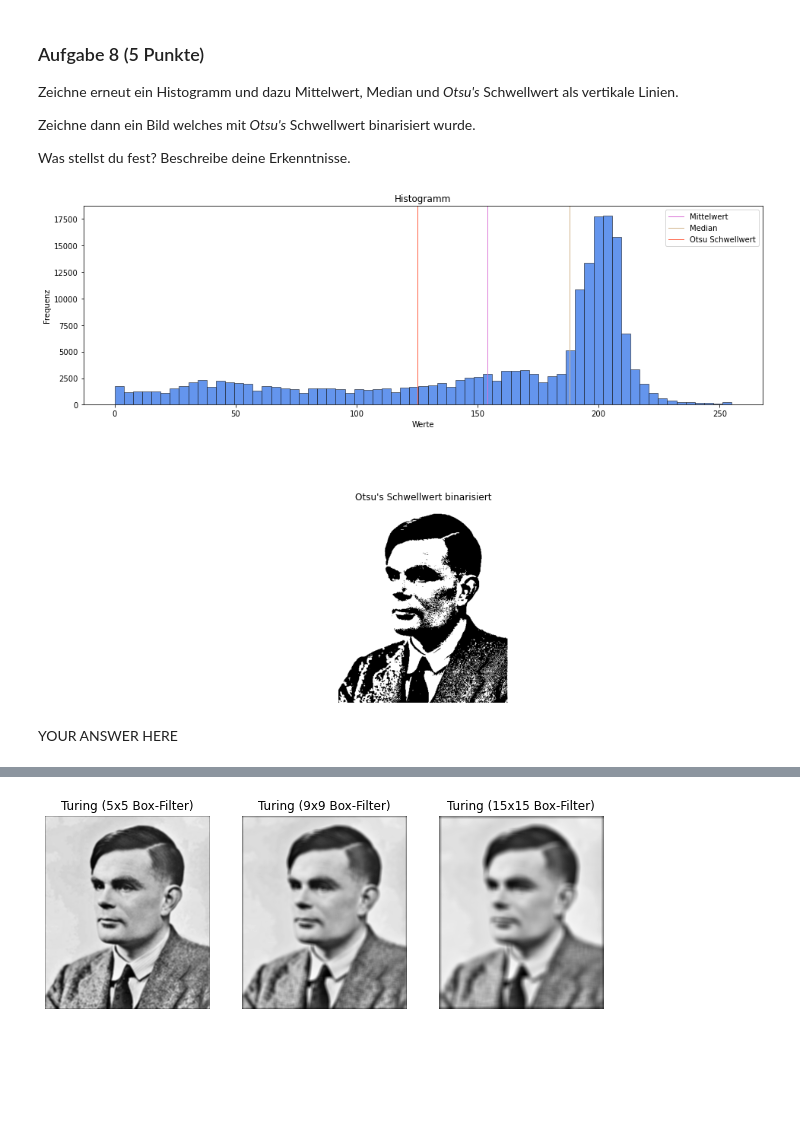
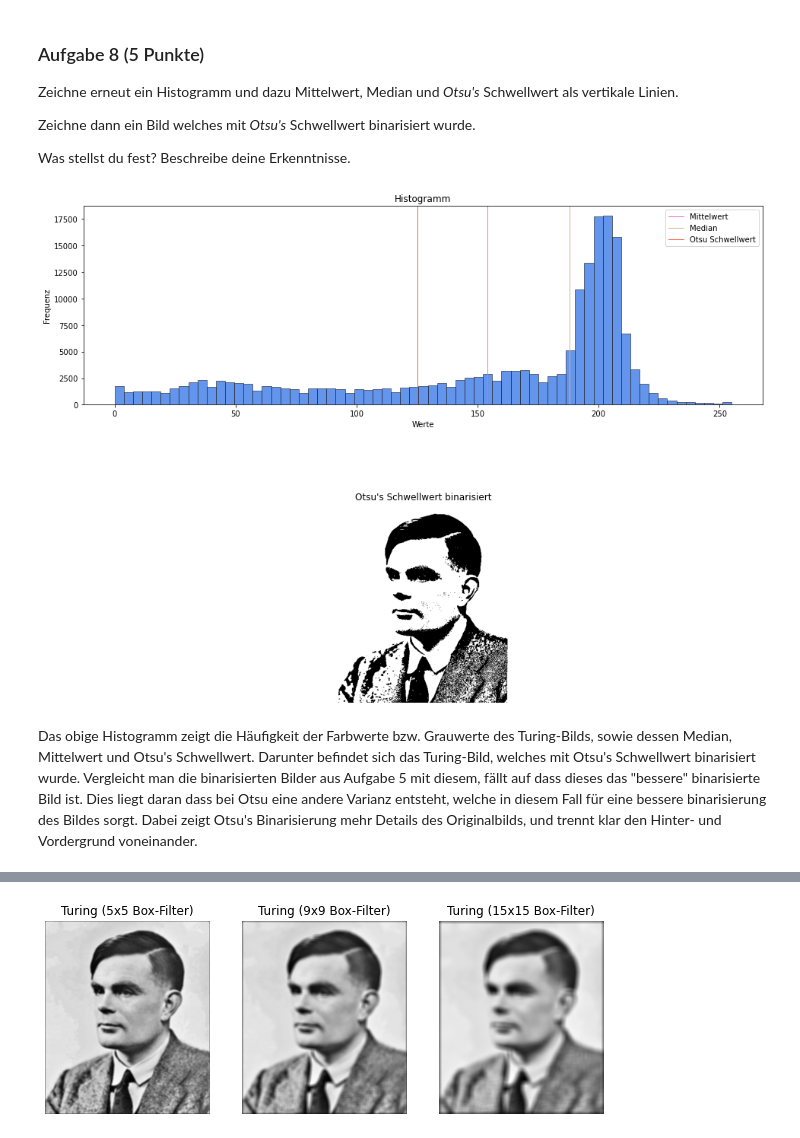
Before and after one commit to marcschny/dsp_assignments, a Jupyter notebook: assignments/assignment08_graded/assignment08_graded.ipynb, the cells around one changed output, grey strips where cells are left out. Drawn from its saved outputs; the diff is of its cells as text; code cells hidden in the pictures; blank space fills up the shorter version.

```diff
--- a/assignments/assignment08_graded/assignment08_graded.ipynb
+++ b/assignments/assignment08_graded/assignment08_graded.ipynb
@@ -290,37 +296,38 @@ Was stellst du fest? Beschreibe deine Erkenntnisse.
 #get otsu threshold
 otsu_threshold = otsu[1]
 
 #histogram
 fig, ax = plt.subplots(nrows=2, ncols=1, figsize=(16,12))
 _ = ax[0].hist(flatten_data, bins="scott", color="cornflowerblue", edgecolor="black", linewidth=0.5)
 _ = ax[0].set_title("Histogramm")
 
 #add space between subplots
 fig.subplots_adjust(hspace=0.5)
 
 #show mean, median and otsu's threshold as vertical line
 _ = ax[0].axvline(mean, color="orchid", linewidth=1, label="Mittelwert")
 _ = ax[0].axvline(median, color="tan", linewidth=1, label="Median")
 _ = ax[0].axvline(otsu_threshold, color="tomato", linewidth=1, label="Otsu Schwellwert")
 
 # show histogram legend
 _ = ax[0].legend()
 
 # histogram labels
 _ = ax[0].set_ylabel("Frequenz")
 _ = ax[0].set_xlabel("Werte")
 
 #binarize image with otsu's threshold and display it
 data_otsu = np.copy(data)
 data_otsu[data_otsu <= otsu_threshold]=0
 data_otsu[data_otsu > otsu_threshold]=1
 
 #display image
-plot_img(data_mean_bin, "Otsu's Schwellwert binarisiert", ax[1])
+plot_img(data_otsu, "Otsu's Schwellwert binarisiert", ax[1])
 # %% [output]
-[figure, old version]
+[figure, new version]
-# %% [markdown]
-YOUR ANSWER HERE
+# %% [markdown]
+Das obige Histogramm zeigt die Häufigkeit der Farbwerte bzw. Grauwerte des Turing-Bilds, sowie dessen Median, Mittelwert und Otsu's Schwellwert. </br>
+Darunter befindet sich das Turing-Bild, welches mit Otsu's Schwellwert binarisiert wurde. Vergleicht man die binarisierten Bilder aus Aufgabe 5 mit diesem, fällt auf dass dieses das "bessere" binarisierte Bild ist. Dies liegt daran dass bei Otsu eine andere Varianz entsteht, welche in diesem Fall für eine bessere binarisierung des Bildes sorgt. Dabei zeigt Otsu's Binarisierung mehr Details des Originalbilds, und trennt klar den Hinter- und Vordergrund voneinander.
 # %% [markdown]
 ### Aufgabe 9 (6 Punkte)
 
```
Also changed, not shown: parts of 10 cells of this notebook.
